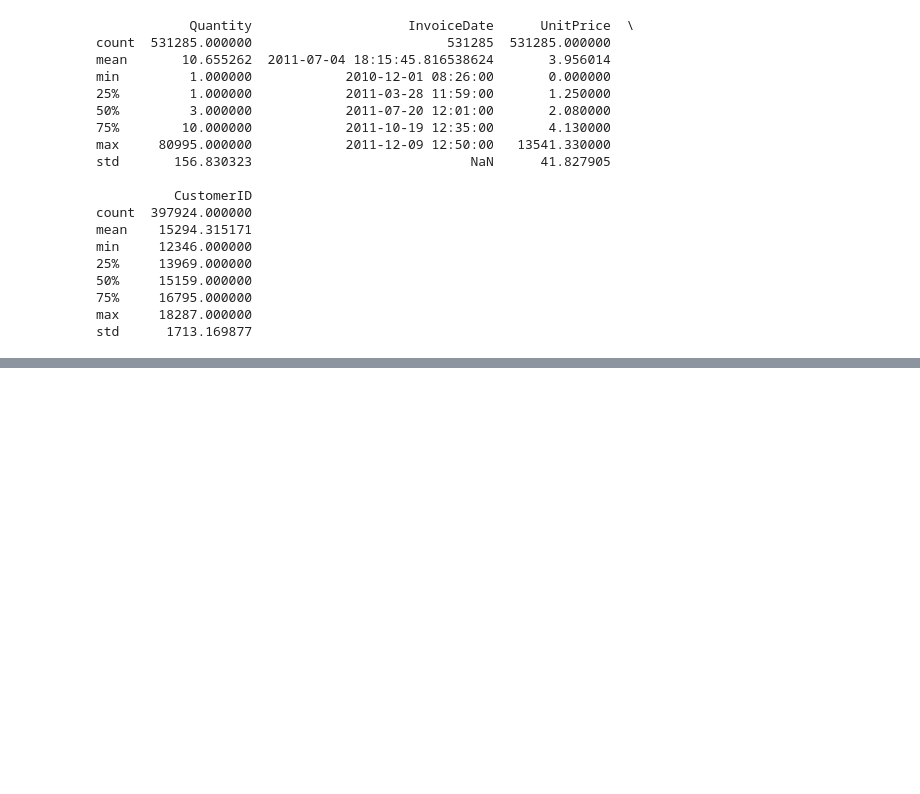
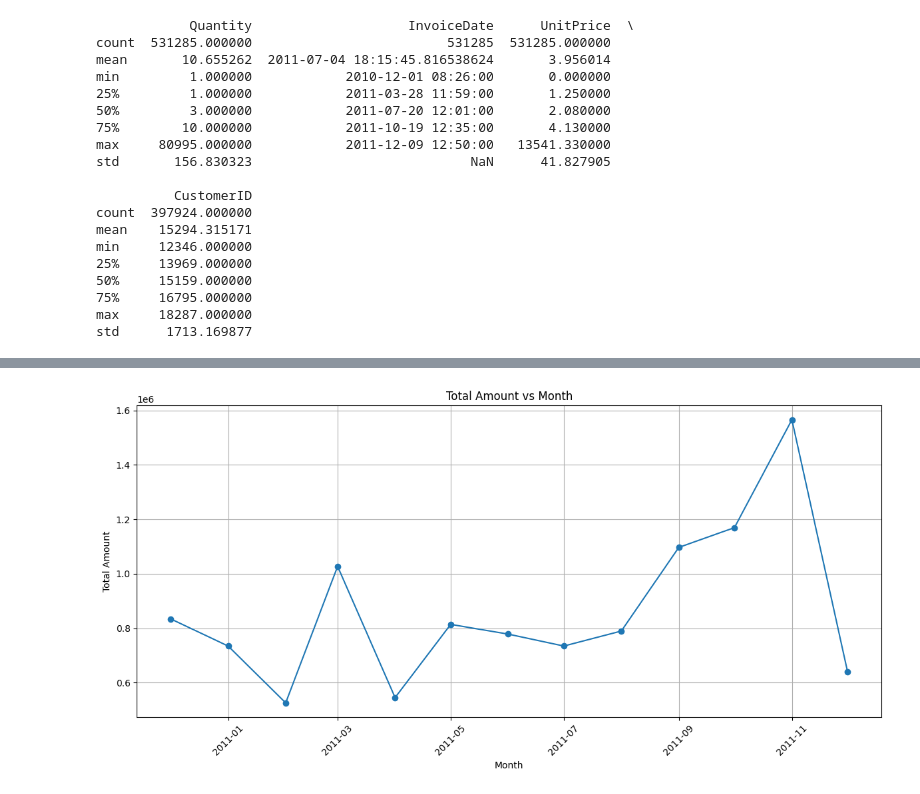
Before and after one commit to HasanBM/Retail_Data_Analysis, a Jupyter notebook: src/clean_analyse.ipynb, the cells around one changed output, grey strips where cells are left out. Saved outputs shown, nothing was run; the diff lists cells and outputs as text; code cells hidden in the pictures; blank space fills up the shorter version.

Commit message:
Can plot Amount of revenue vs Month and represent it graphically

```diff
--- a/src/clean_analyse.ipynb
+++ b/src/clean_analyse.ipynb
@@ -257,0 +270,2 @@ std      1713.169877
+# %%
+final_df.loc[:, 'Amount'] = final_df['Quantity'] * final_df['UnitPrice']
@@ -257,0 +312,20 @@ std      1713.169877
+# %%
+def plot_amount_vs_month(df):
+    df.loc[:, 'InvoiceDate'] = pd.to_datetime(df['InvoiceDate'])
+    df.loc[:, 'Month'] = df['InvoiceDate'].dt.to_period('M')
+    monthly_amount = df.groupby('Month')['Amount'].sum().reset_index()
+    monthly_amount['Month'] = monthly_amount['Month'].dt.to_timestamp()
+
+    plt.figure(figsize=(12, 6))
+    plt.plot(monthly_amount['Month'], monthly_amount['Amount'], marker='o')
+    plt.title('Total Amount vs Month')
+    plt.xlabel('Month')
+    plt.ylabel('Total Amount')
+    plt.xticks(rotation=45)
+    plt.grid()
+    plt.tight_layout()
+    plt.show()
+
+plot_amount_vs_month(final_df)
+# %% [output]
+[figure, added]
```
Also changed, not shown: parts of 7 cells of this notebook, 1 other file.
